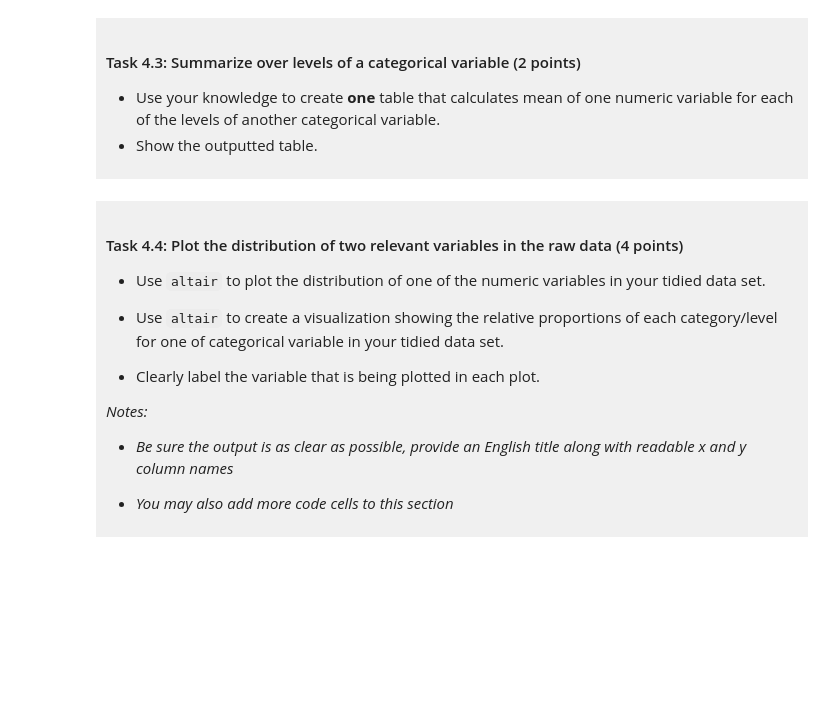
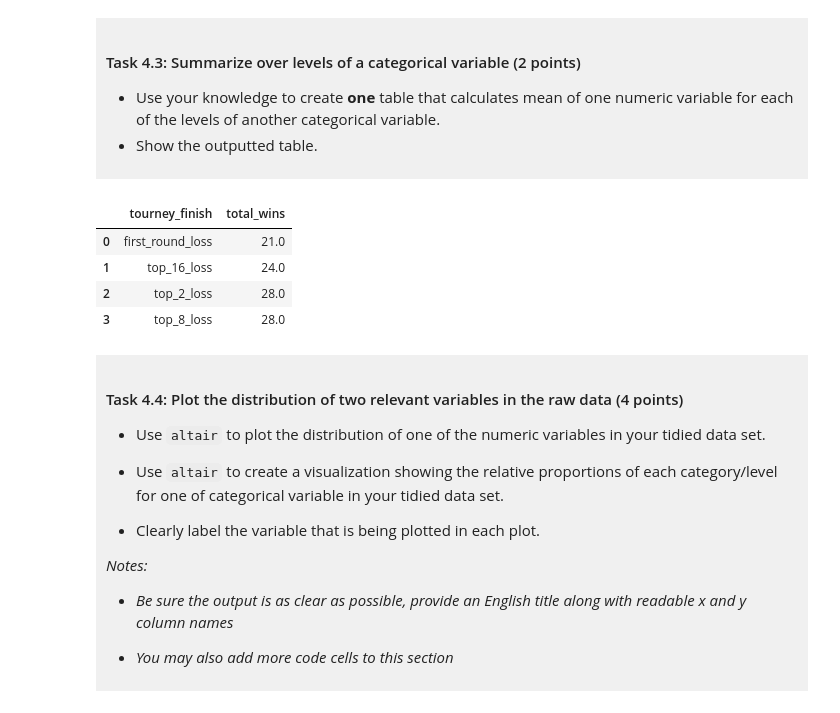
Before and after one commit to blauu05/dsci-100-project-brandon-lau, a Jupyter notebook: dsci-100-project-notebook.ipynb, the cells around one changed output. Saved outputs shown, nothing was run; the diff lists cells and outputs as text; code cells hidden in the pictures; blank space fills up the shorter version.

```diff
--- a/dsci-100-project-notebook.ipynb
+++ b/dsci-100-project-notebook.ipynb
@@ -258,7 +283,13 @@ You will refine your research question (if needed) and produce a tidy data set.
 - Show the outputted table.
 </div>
 # %%
-### EDIT THIS CODE CELL ###
+tidy_data.groupby("tourney_finish")["total_wins"].mean().reset_index()
+# %% [output]
+|  | tourney_finish | total_wins |
+| 0 | first_round_loss | 21.0 |
+| 1 | top_16_loss | 24.0 |
+| 2 | top_2_loss | 28.0 |
+| 3 | top_8_loss | 28.0 |
 # %% [markdown]
 <div style="background-color: #f0f0f0; padding: 10px;">
 
```
Also changed, not shown: parts of 3 cells of this notebook.
